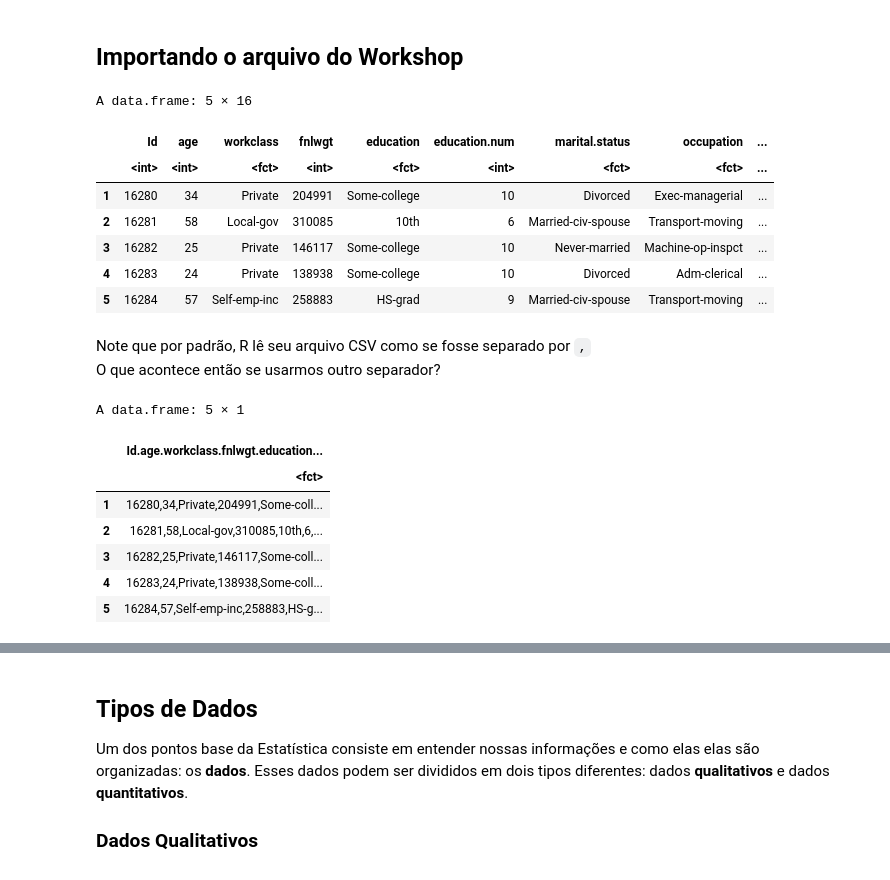
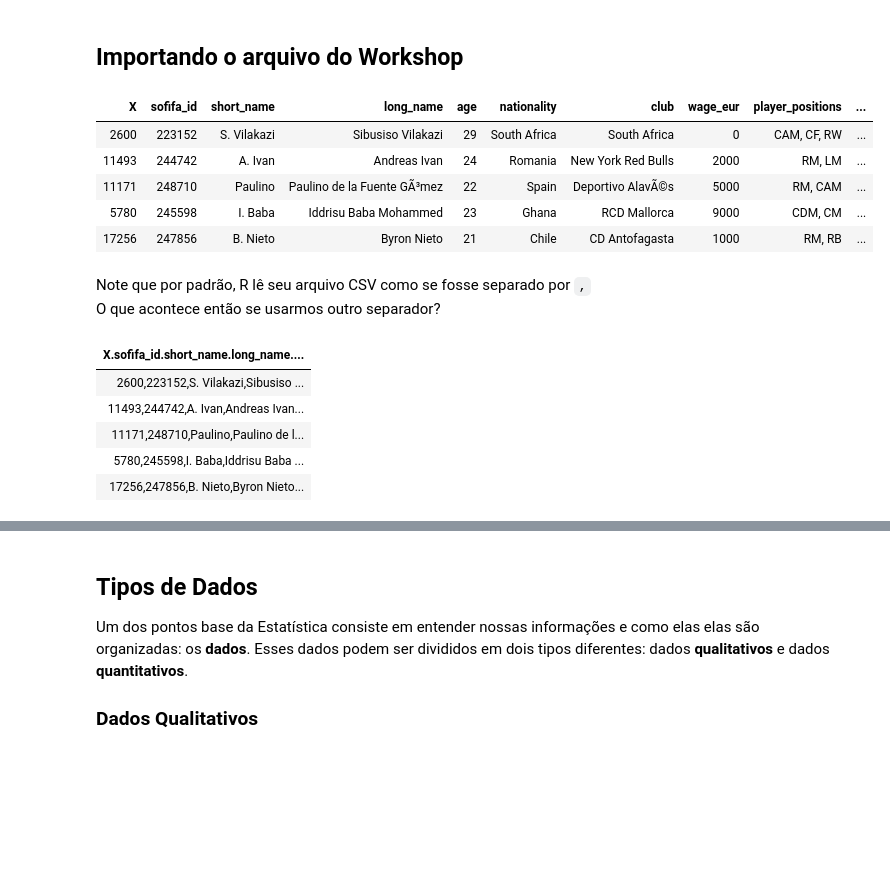
Before and after one commit to turing-usp/workshop_estatistica_com_R, a Jupyter notebook: fifa-participante.ipynb, the cells around one changed output, grey strips where cells are left out. Drawn from its saved outputs; the diff is of its cells as text; code cells hidden in the pictures; blank space fills up the shorter version.

Commit message:
Imoprtacao Fifa

````diff
--- a/adult-gabarito.ipynb
+++ b/fifa-participante.ipynb
@@ -111,31 +113,29 @@ Id,age,marital.status,occupation,relationship,race,sex,capital.gain,capital.loss
 # %% [markdown]
 ## <a id="importando_ws"></a> Importando o arquivo do Workshop
 # %%
-mydata <- read.csv("dados/adults.csv", header=TRUE)
+mydata <- read.csv("fifa_sample_wsR.csv", header=TRUE)
 head(mydata, 5)
 # %% [output]
-A data.frame: 5 × 16
-|  | Id | age | workclass | fnlwgt | education | education.num | marital.status | occupation | ... |
-|  | <int> | <int> | <fct> | <int> | <fct> | <int> | <fct> | <fct> | ... |
-| 1 | 16280 | 34 | Private | 204991 | Some-college | 10 | Divorced | Exec-managerial | ... |
-| 2 | 16281 | 58 | Local-gov | 310085 | 10th | 6 | Married-civ-spouse | Transport-moving | ... |
-| 3 | 16282 | 25 | Private | 146117 | Some-college | 10 | Never-married | Machine-op-inspct | ... |
-| 4 | 16283 | 24 | Private | 138938 | Some-college | 10 | Divorced | Adm-clerical | ... |
-| 5 | 16284 | 57 | Self-emp-inc | 258883 | HS-grad | 9 | Married-civ-spouse | Transport-moving | ... |
+| X | sofifa_id | short_name | long_name | age | nationality | club | wage_eur | player_positions | ... |
+| 2600 | 223152 | S. Vilakazi | Sibusiso Vilakazi | 29 | South Africa | South Africa | 0 | CAM, CF, RW | ... |
+| 11493 | 244742 | A. Ivan | Andreas Ivan | 24 | Romania | New York Red Bulls | 2000 | RM, LM | ... |
+| 11171 | 248710 | Paulino | Paulino de la Fuente GÃ³mez | 22 | Spain | Deportivo AlavÃ©s | 5000 | RM, CAM | ... |
+| 5780 | 245598 | I. Baba | Iddrisu Baba Mohammed | 23 | Ghana | RCD Mallorca | 9000 | CDM, CM | ... |
+| 17256 | 247856 | B. Nieto | Byron Nieto | 21 | Chile | CD Antofagasta | 1000 | RM, RB | ... |
 # %% [markdown]
 Note que por padrão, R lê seu arquivo CSV como se fosse separado por ```,``` <br>
 O que acontece então se usarmos outro separador?
 # %%
-my_wrong_data <- read.csv("dados/adults.csv", header=TRUE, sep=";")
-head(my_wrong_data, 5)
+mydata <- read.csv("fifa_sample_wsR.csv",
+                   header=TRUE,
+                   sep= ...)   #substituir os três pontinhos
+head(mydata, 5)
 # %% [output]
-A data.frame: 5 × 1
-|  | Id.age.workclass.fnlwgt.education... |
-|  | <fct> |
-| 1 | 16280,34,Private,204991,Some-coll... |
-| 2 | 16281,58,Local-gov,310085,10th,6,... |
-| 3 | 16282,25,Private,146117,Some-coll... |
-| 4 | 16283,24,Private,138938,Some-coll... |
-| 5 | 16284,57,Self-emp-inc,258883,HS-g... |
+| X.sofifa_id.short_name.long_name.... |
+| 2600,223152,S. Vilakazi,Sibusiso ... |
+| 11493,244742,A. Ivan,Andreas Ivan... |
+| 11171,248710,Paulino,Paulino de l... |
+| 5780,245598,I. Baba,Iddrisu Baba ... |
+| 17256,247856,B. Nieto,Byron Nieto... |
 # %% [markdown]
 <img src="img/surprised_face.jpg" width="300"/>
````
Also changed, not shown: parts of 76 cells of this notebook, 5 other files.
